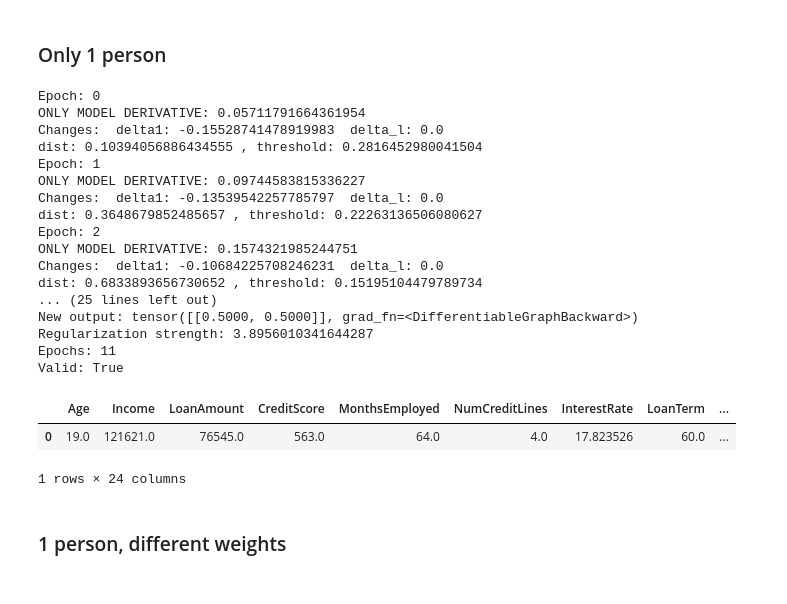
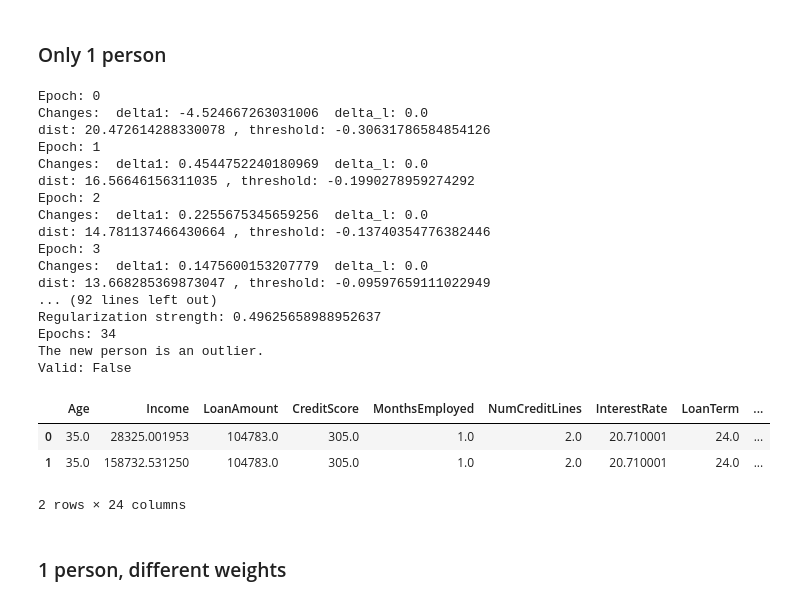
Before and after one commit to javiprietod/TFG, a Jupyter notebook: counter_grad.ipynb, the cells around one changed output. Saved outputs shown, nothing was run; the diff lists cells and outputs as text; code cells hidden in the pictures.

```diff
--- a/counter_grad.ipynb
+++ b/counter_grad.ipynb
@@ -181,49 +181,50 @@ person = inputs_useful[0].to(torch.float32).to(device)
 # %%
 import src.counterfactual
 import src.checks
 
 importlib.reload(src.counterfactual)
 importlib.reload(src.checks)
 from src.counterfactual import newton_op
 from src.checks import Checks
 
-reg_int=True
-reg_clamp=True
+reg_int=False
+reg_clamp=False
 
 metadata.threshold = 0.5 + 1e-7
-person = inputs_useful[6]
+person = inputs_useful[4]
 p_new, _ = newton_op(model, person, metadata, weights, 0.2, reg_int=reg_int, reg_clamp=reg_clamp, print_=True)
 p = person.clone().detach()
 check = Checks(model, metadata, reg_int=reg_int, reg_clamp=reg_clamp, dataset=next(iter(train_data))[0])
 valid = check(person, p_new, weights)
 print("Valid:", valid)
-display(pd.DataFrame([unscale_instance(p_new, metadata).detach().numpy()], columns=metadata.columns))
+display(pd.DataFrame([unscale_instance(person, metadata).detach().numpy(), unscale_instance(p_new, metadata).detach().numpy()], columns=metadata.columns))
 # print(model(p_new.unsqueeze(0))[0][metadata.good_class].item(), model(p_new.unsqueeze(0)).argmax(dim=1))
 # if check.sorted_points is not None:
 #     minimal = torch.tensor(check.sorted_points.iloc[0, :-2].values).float()
 #     print(distance(person, p_new, weights).item(), distance(person, minimal, weights).item())
 #     display(pd.DataFrame(unscale_batch(torch.tensor(check.sorted_points.to_numpy()[:, :-2]).float(), metadata), columns=metadata.columns))
 # %% [output]
 Epoch: 0
-ONLY MODEL DERIVATIVE: 0.05711791664361954
-Changes:  delta1: -0.15528741478919983  delta_l: 0.0
-dist: 0.10394056886434555 , threshold: 0.2816452980041504
+Changes:  delta1: -4.524667263031006  delta_l: 0.0
+dist: 20.472614288330078 , threshold: -0.30631786584854126
 Epoch: 1
-ONLY MODEL DERIVATIVE: 0.09744583815336227
-Changes:  delta1: -0.13539542257785797  delta_l: 0.0
-dist: 0.3648679852485657 , threshold: 0.22263136506080627
+Changes:  delta1: 0.4544752240180969  delta_l: 0.0
+dist: 16.56646156311035 , threshold: -0.1990278959274292
 Epoch: 2
-ONLY MODEL DERIVATIVE: 0.1574321985244751
-Changes:  delta1: -0.10684225708246231  delta_l: 0.0
-dist: 0.6833893656730652 , threshold: 0.15195104479789734
-... (25 lines left out)
-New output: tensor([[0.5000, 0.5000]], grad_fn=<DifferentiableGraphBackward>)
-Regularization strength: 3.8956010341644287
-Epochs: 11
-Valid: True
+Changes:  delta1: 0.2255675345659256  delta_l: 0.0
+dist: 14.781137466430664 , threshold: -0.13740354776382446
+Epoch: 3
+Changes:  delta1: 0.1475600153207779  delta_l: 0.0
+dist: 13.668285369873047 , threshold: -0.09597659111022949
+... (92 lines left out)
+Regularization strength: 0.49625658988952637
+Epochs: 34
+The new person is an outlier.
+Valid: False
 |  | Age | Income | LoanAmount | CreditScore | MonthsEmployed | NumCreditLines | InterestRate | LoanTerm | ... |
-| 0 | 19.0 | 121621.0 | 76545.0 | 563.0 | 64.0 | 4.0 | 17.823526 | 60.0 | ... |
+| 0 | 35.0 | 28325.001953 | 104783.0 | 305.0 | 1.0 | 2.0 | 20.710001 | 24.0 | ... |
+| 1 | 35.0 | 158732.531250 | 104783.0 | 305.0 | 1.0 | 2.0 | 20.710001 | 24.0 | ... |
-1 rows × 24 columns
+2 rows × 24 columns
 # %% [markdown]
 ### 1 person, different weights
 # %%
```
Also changed, not shown: parts of 2 cells of this notebook, 7 other files.
